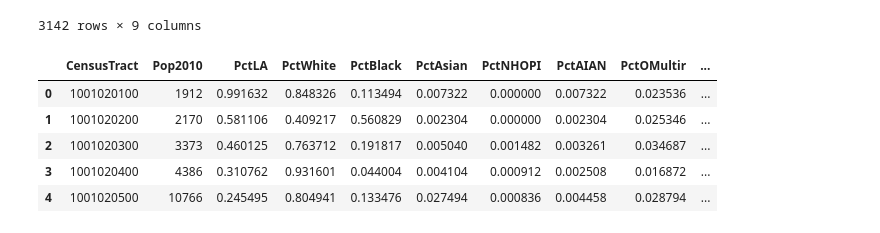
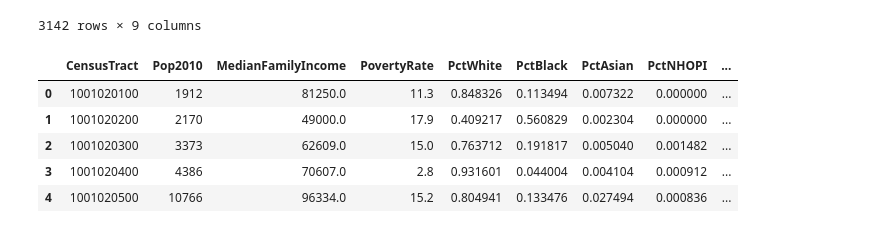
Before and after one commit to yaekobboru/Final_Project, a Jupyter notebook: FoodAccess_ETL_with_demographics.ipynb, the cells around one changed output. Saved outputs shown, nothing was run; the diff lists cells and outputs as text; code cells hidden in the pictures.

```diff
--- a/FoodAccess_ETL_with_demographics.ipynb
+++ b/FoodAccess_ETL_with_demographics.ipynb
@@ -128,9 +128,9 @@ data_df.head()
 | 4 | 1001020500 | Alabama_Autauga County | 1 | 10766 | 4082 | 15.2 | 96334.0 | 2242.0 | ... |
 # %%
 # Create demographics and county level demographics DF
-demo_df= whole_db[['CensusTract','Pop2010','LAPOP1_10','TractWhite','TractBlack','TractAsian','TractNHOPI','TractAIAN',
+demo_df= whole_db[['CensusTract','Pop2010','MedianFamilyIncome',"PovertyRate",'TractWhite','TractBlack','TractAsian','TractNHOPI','TractAIAN',
                    'TractOMultir','TractHispanic']].copy()
-demo_df['LAPOP1_10']=demo_df['LAPOP1_10'].fillna(0)
+
 county_demo = whole_db[['state_county','Pop2010','LAPOP1_10','TractWhite','TractBlack','TractAsian','TractNHOPI','TractAIAN',
                    'TractOMultir','TractHispanic']]
 county_demo = county_demo.groupby(county_demo['state_county']).sum()
@@ -151,24 +151,23 @@ county_demo
 | Wyoming_Weston County | 7208 | 2216.0 | 6885.0 | 21.0 | 20.0 | 3.0 | 91.0 | 188.0 | ... |
 3142 rows × 9 columns
 # %%
-demo_df["PctLA"]= demo_df.LAPOP1_10/demo_df.Pop2010
 demo_df["PctWhite"]= demo_df.TractWhite/demo_df.Pop2010
 demo_df["PctBlack"]= demo_df.TractBlack/demo_df.Pop2010
 demo_df["PctAsian"]= demo_df.TractAsian/demo_df.Pop2010
 demo_df["PctNHOPI"]= demo_df.TractNHOPI/demo_df.Pop2010
 demo_df["PctAIAN"]= demo_df.TractAIAN/demo_df.Pop2010
 demo_df["PctOMultir"]= demo_df.TractOMultir/demo_df.Pop2010
 demo_df["PctHispanic"]= demo_df.TractHispanic/demo_df.Pop2010
-demo_df = demo_df.drop(columns=['LAPOP1_10','TractWhite','TractBlack','TractAsian','TractNHOPI','TractAIAN','TractOMultir',
+demo_df = demo_df.drop(columns=['TractWhite','TractBlack','TractAsian','TractNHOPI','TractAIAN','TractOMultir',
                                 'TractHispanic'])
 demo_df.head()
 # %% [output]
-|  | CensusTract | Pop2010 | PctLA | PctWhite | PctBlack | PctAsian | PctNHOPI | PctAIAN | PctOMultir | ... |
-| 0 | 1001020100 | 1912 | 0.991632 | 0.848326 | 0.113494 | 0.007322 | 0.000000 | 0.007322 | 0.023536 | ... |
-| 1 | 1001020200 | 2170 | 0.581106 | 0.409217 | 0.560829 | 0.002304 | 0.000000 | 0.002304 | 0.025346 | ... |
-| 2 | 1001020300 | 3373 | 0.460125 | 0.763712 | 0.191817 | 0.005040 | 0.001482 | 0.003261 | 0.034687 | ... |
-| 3 | 1001020400 | 4386 | 0.310762 | 0.931601 | 0.044004 | 0.004104 | 0.000912 | 0.002508 | 0.016872 | ... |
-| 4 | 1001020500 | 10766 | 0.245495 | 0.804941 | 0.133476 | 0.027494 | 0.000836 | 0.004458 | 0.028794 | ... |
+|  | CensusTract | Pop2010 | MedianFamilyIncome | PovertyRate | PctWhite | PctBlack | PctAsian | PctNHOPI | ... |
+| 0 | 1001020100 | 1912 | 81250.0 | 11.3 | 0.848326 | 0.113494 | 0.007322 | 0.000000 | ... |
+| 1 | 1001020200 | 2170 | 49000.0 | 17.9 | 0.409217 | 0.560829 | 0.002304 | 0.000000 | ... |
+| 2 | 1001020300 | 3373 | 62609.0 | 15.0 | 0.763712 | 0.191817 | 0.005040 | 0.001482 | ... |
+| 3 | 1001020400 | 4386 | 70607.0 | 2.8 | 0.931601 | 0.044004 | 0.004104 | 0.000912 | ... |
+| 4 | 1001020500 | 10766 | 96334.0 | 15.2 | 0.804941 | 0.133476 | 0.027494 | 0.000836 | ... |
 # %%
 county_demo["PctLA"]= county_demo.LAPOP1_10/county_demo.Pop2010
 county_demo["PctWhite"]= county_demo.TractWhite/county_demo.Pop2010
```
Also changed, not shown: parts of 9 cells of this notebook, 2 other files.
